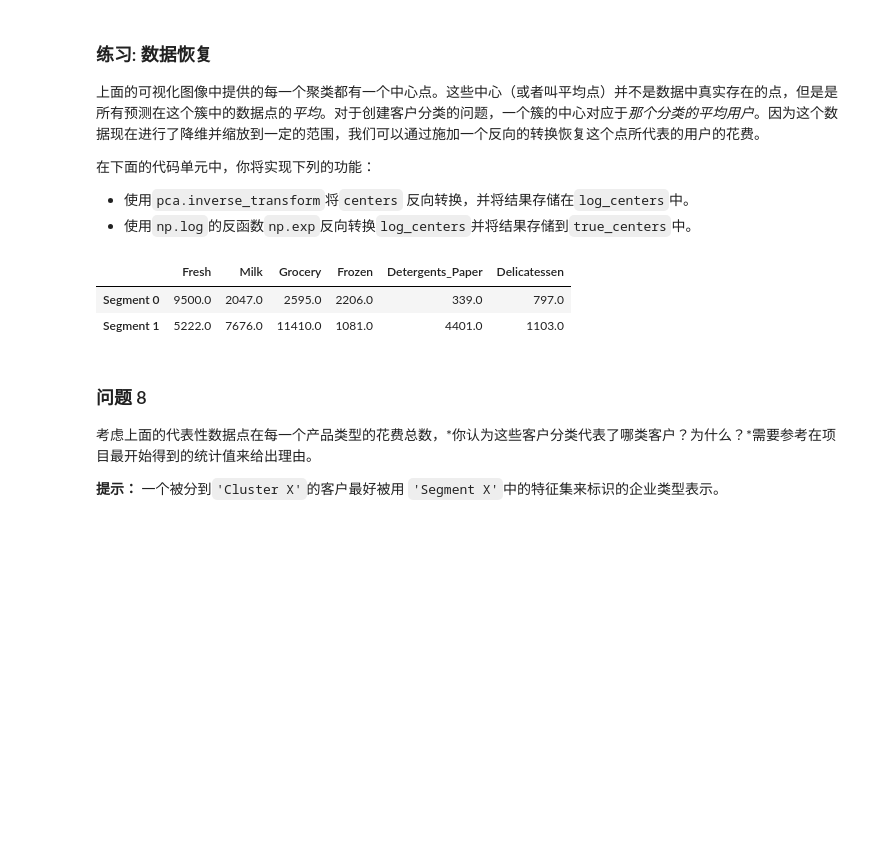
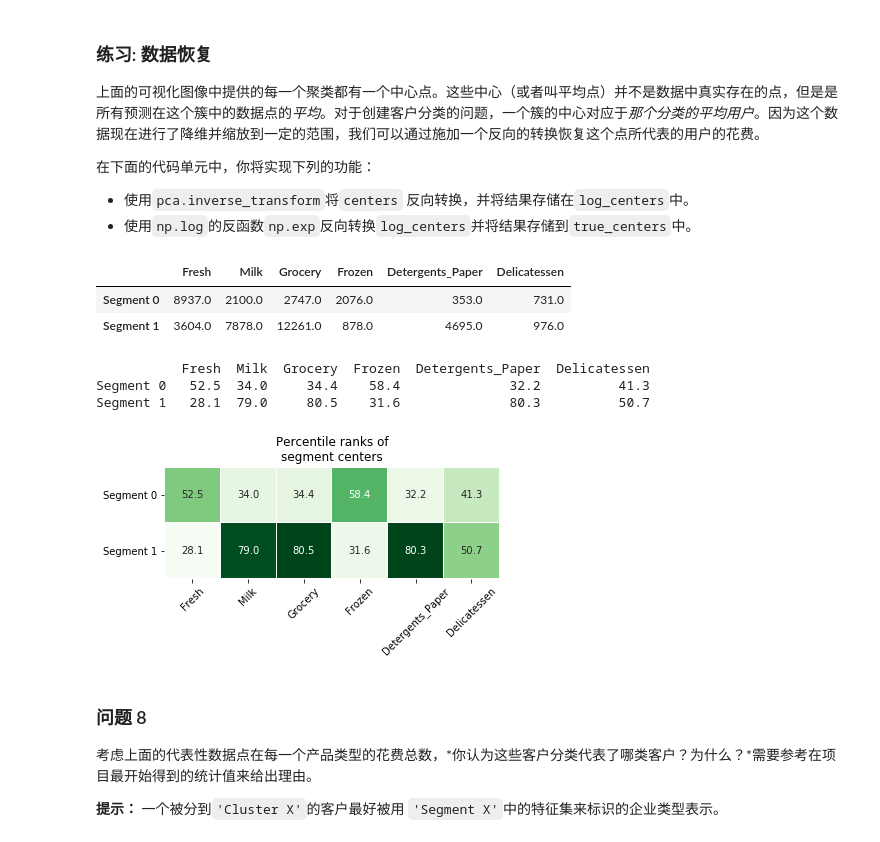
Before and after one commit to guanpengchn/machineLeaning, a Jupyter notebook: project3/customer_segments.ipynb, the cells around one changed output. Drawn from its saved outputs; the diff is of its cells as text; code cells hidden in the pictures; blank space fills up the shorter version.

```diff
--- a/project3/customer_segments.ipynb
+++ b/project3/customer_segments.ipynb
@@ -187,13 +183,13 @@ NormaltestResult(statistic=94.42429506607354, pvalue=3.1334649963545683e-21)
  - 使用`np.log`函数在样本数据 `samples` 上做一个对数缩放，然后将它的副本赋值给`log_samples`。
 # %%
 # TODO：使用自然对数缩放数据
-log_data = data.apply(lambda x: np.log(x + 1))
+log_data = np.log(data + 1)
 
 # TODO：使用自然对数缩放样本数据
-log_samples = samples.apply(lambda x: np.log(x + 1))
+log_samples = np.log(samples + 1)
 
 # 为每一对新产生的特征制作一个散射矩阵
-pd.tools.plotting.scatter_matrix(log_data, alpha = 0.3, figsize = (14,8), diagonal = 'kde');
+pd.plotting.scatter_matrix(log_data, alpha = 0.3, figsize = (14,8), diagonal = 'kde');
 # %% [output]
 [figure]
 # %% [markdown]
@@ -243,6 +239,8 @@ for feature in log_data.keys():
 
 # 可选：选择你希望移除的数据点的索引
 # outliers  = []
+
+outliers = [val for val in list(set(outliers)) if outliers.count(val)>=2]
 print outliers
 # 如果选择了的话，移除异常点
 good_data = log_data.drop(log_data.index[outliers]).reset_index(drop = True)
@@ -439,6 +437,24 @@ vs.biplot(good_data, reduced_data, pca)
 # TODO：在降维后的数据上使用你选择的聚类算法
 from sklearn.mixture import GaussianMixture
 from sklearn.metrics import silhouette_score
+
+for i in xrange(2,8):
+    clusterer = GaussianMixture(n_components=i,random_state=0)
+    clusterer.fit(reduced_data)
+
+    # TODO：预测每一个点的簇
+    preds = clusterer.predict(reduced_data)
+
+    # TODO：找到聚类中心
+    centers = clusterer.means_
+
+    # TODO：预测在每一个转换后的样本点的类
+    sample_preds = clusterer.predict(pca_samples)
+
+    # TODO：计算选择的类别的平均轮廓系数（mean silhouette coefficient）
+    score = silhouette_score(reduced_data,preds)
+    print score
+
 
 clusterer = GaussianMixture(n_components=2,random_state=0)
 clusterer.fit(reduced_data)
@@ -454,5 +470,4 @@ sample_preds = clusterer.predict(pca_samples)
 
 # TODO：计算选择的类别的平均轮廓系数（mean silhouette coefficient）
 score = silhouette_score(reduced_data,preds)
-print score
 # %% [output]
@@ -483,19 +509,38 @@ vs.cluster_results(reduced_data, preds, centers, pca_samples)
 # %%
 # TODO：反向转换中心点
 log_centers = pca.inverse_transform(centers)
 
 # TODO：对中心点做指数转换
 true_centers = np.exp(log_centers)
 
 # 显示真实的中心点
 segments = ['Segment {}'.format(i) for i in range(0,len(centers))]
 true_centers = pd.DataFrame(np.round(true_centers), columns = data.keys())
 true_centers.index = segments
 display(true_centers)
+
+import seaborn as sns
+import matplotlib.pyplot as plt
+# add the true centers as rows to our original data
+newdata = data.append(true_centers)
+
+# show the percentiles of the centers
+ctr_pcts = 100. * newdata.rank(axis=0, pct=True).loc[['Segment 0', 'Segment 1']].round(decimals=3)
+print ctr_pcts
+
+# visualize percentiles with heatmap
+sns.heatmap(ctr_pcts, annot=True, cmap='Greens', fmt='.1f', linewidth=.1, square=True, cbar=False)
+plt.xticks(rotation=45, ha='center')
+plt.yticks(rotation=0)
+plt.title('Percentile ranks of\nsegment centers');
 # %% [output]
 |  | Fresh | Milk | Grocery | Frozen | Detergents_Paper | Delicatessen |
-| Segment 0 | 9500.0 | 2047.0 | 2595.0 | 2206.0 | 339.0 | 797.0 |
-| Segment 1 | 5222.0 | 7676.0 | 11410.0 | 1081.0 | 4401.0 | 1103.0 |
+| Segment 0 | 8937.0 | 2100.0 | 2747.0 | 2076.0 | 353.0 | 731.0 |
+| Segment 1 | 3604.0 | 7878.0 | 12261.0 | 878.0 | 4695.0 | 976.0 |
+           Fresh  Milk  Grocery  Frozen  Detergents_Paper  Delicatessen
+Segment 0   52.5  34.0     34.4    58.4              32.2          41.3
+Segment 1   28.1  79.0     80.5    31.6              80.3          50.7
+[figure, added]
 # %% [markdown]
 ### 问题 8
 考虑上面的代表性数据点在每一个产品类型的花费总数，*你认为这些客户分类代表了哪类客户？为什么？*需要参考在项目最开始得到的统计值来给出理由。
```
Also changed, not shown: parts of 15 cells of this notebook, 1 other file.
